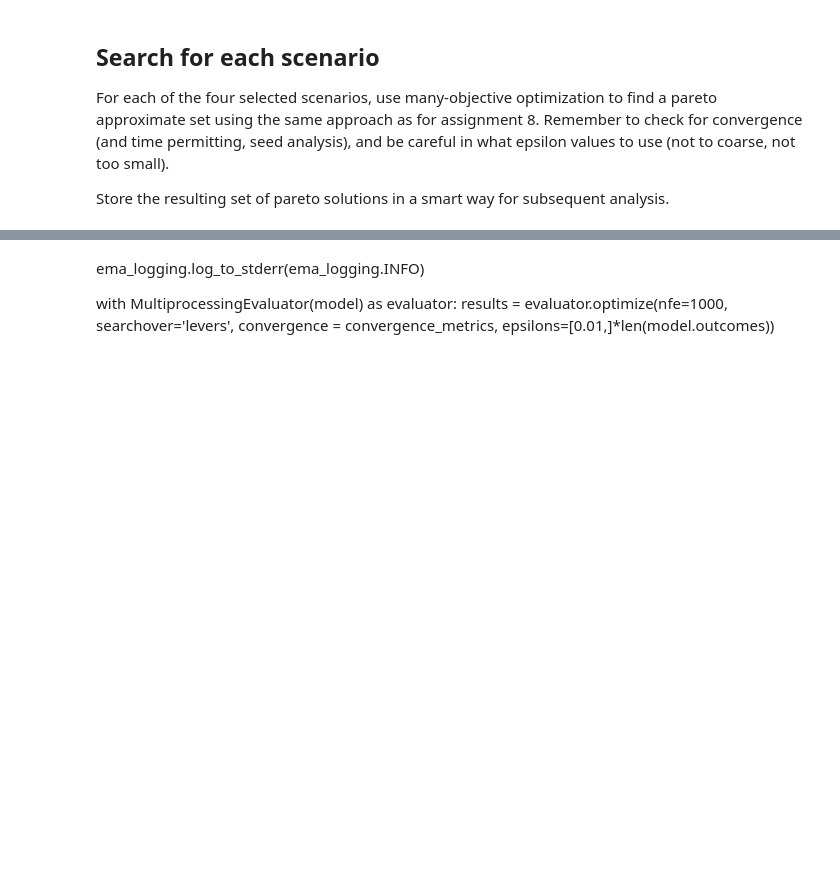
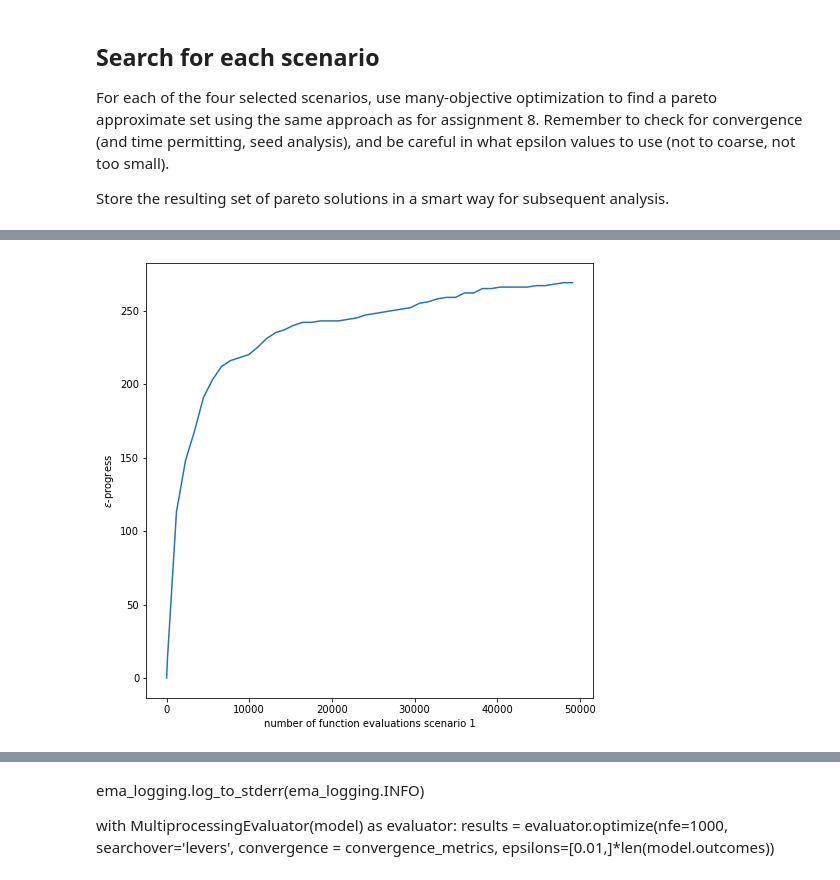
Before and after one commit to tamarvooijs/MBDM, a Jupyter notebook: Week 5-6 - robustness and direct search/assignment 9 - multi-scenario MORDM.ipynb, the cells around one changed output, grey strips where cells are left out. Cells and saved outputs as stored; diff of their text form; code cells hidden in the pictures; blank space fills up the shorter version.

```diff
--- a/Week 5-6 - robustness and direct search/assignment 9 - multi-scenario MORDM.ipynb
+++ b/Week 5-6 - robustness and direct search/assignment 9 - multi-scenario MORDM.ipynb
@@ -196,0 +247,17 @@ plt.show()
+# %%
+%%time
+
+results_1_file = "results/results_1.csv"
+convergence_1_file = "results/convergence_1.csv"
+
+try:
+    # Only run the experiments again if data hasn't been generated yet
+    results_1 = pd.read_csv("results/results_1.csv")
+    convergence_1 = pd.read_csv("results/convergence_1.csv")
+except IOError:
+    with MultiprocessingEvaluator(model) as evaluator:
+        results_1, convergence_1 = evaluator.optimize(nfe=50000, searchover='levers', convergence = convergence_metrics, reference=reference[1],
+                                 epsilons=[0.01,]*len(model.outcomes))
+
+    results_1.to_csv("results/results_1.csv")
+    convergence_1.to_csv("results/convergence_1.csv")
@@ -196,0 +283,9 @@ plt.show()
+# %%
+fig, ax = plt.subplots(ncols=1, sharex=True, figsize=(8,8))
+ax.plot(convergence_1.nfe, convergence_1.epsilon_progress)
+ax.set_ylabel('$\epsilon$-progress')
+ax.set_xlabel('number of function evaluations scenario 1')
+
+plt.show()
+# %% [output]
+[figure, added]
```
Also changed, not shown: parts of 21 cells of this notebook, 11 other files.
